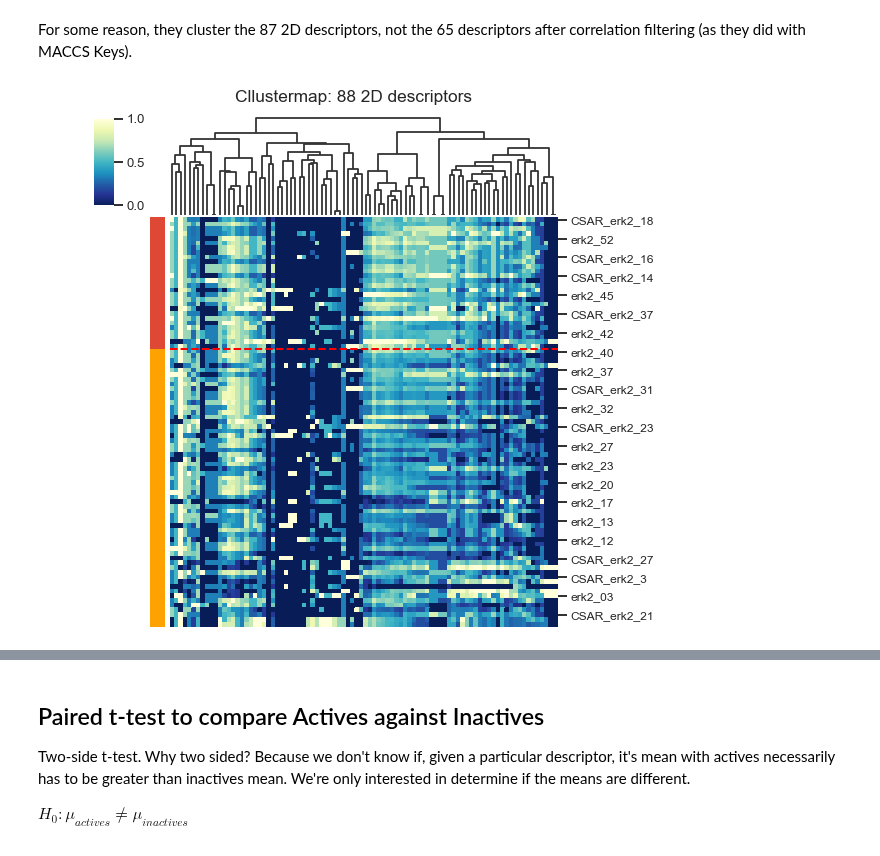
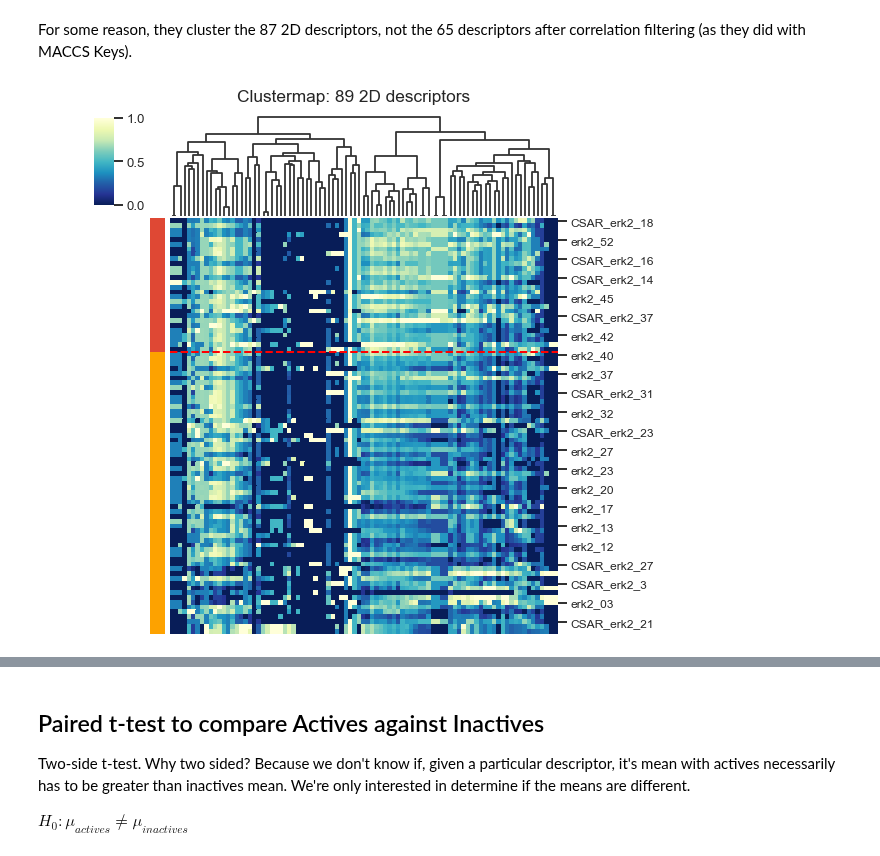
Before and after one commit to jRicciL/ERK2_notebooks, a Jupyter notebook: X_Reviewing_Fourches_work/7_2DRDKit_Analysis.ipynb, the cells around one changed output, grey strips where cells are left out. Saved outputs shown, nothing was run; the diff lists cells and outputs as text; code cells hidden in the pictures.

```diff
--- a/X_Reviewing_Fourches_work/7_2DRDKit_Analysis.ipynb
+++ b/X_Reviewing_Fourches_work/7_2DRDKit_Analysis.ipynb
@@ -59,8 +59,6 @@ memory usage: 111.9+ KB
 # %%
 rdk2d_knime = pd.read_csv('knime/2d_rdki_knime.csv')
-rdk2d_knime['Filename'] = rdk2d_knime['Filename'].apply(lambda x: x.split('.')[0])
-rdk2d_knime = rdk2d_knime.set_index('Filename')
-rdk2d_knime = rdk2d_knime.iloc[:, 6:]
+rdk2d_knime = rdk2d_knime.set_index('row ID')
 # Reorder by pki values
 rdk2d_knime = rdk2d_knime.reindex(df_rdkit_all.index)
 # %%
@@ -320,30 +322,31 @@ For some reason, they cluster the 87 2D descriptors, not the 65 descriptors afte
 # %%
 dist_euc_std = ssd.pdist(X_rdk2d_std.T, 'euclidean')
 dist_euc_std = ssd.squareform(dist_euc_std)
 link_euc = linkage(dist_euc_std, method='average', optimal_ordering=True)
 
 colors_rows = ['#df4834' if i >= 7.5 else '#fda200' for i in df_erk2_mols['pKi']]
 
 clusmap = sns.clustermap(X_rdk2d_std, cmap ='YlGnBu_r',
                 standard_scale=1,
                 row_cluster=False,
                 col_linkage=link_euc,
                 row_colors=colors_rows,
                 cbar_pos=(0.1, .85, .03, .12),
                 tree_kws={'linewidth': 1.8},
                 figsize=(9, 10)
               )
 
 # Number of actives
+n_features = X_rdk2d_std.shape[1]
 n_actives = sum(df_erk2_mols['pKi'] >= 7.5)
 ax = clusmap.ax_heatmap
 ax.set_yticklabels(clusmap.ax_heatmap.get_ymajorticklabels(), fontsize = 12)
 ax.hlines(y=n_actives, xmin=0, xmax=97, linewidth=2, linestyle='--', color = 'r')
-clusmap.fig.suptitle('Cllustermap: 88 2D descriptors', y=1.01)
+clusmap.fig.suptitle(f'Clustermap: {n_features} 2D descriptors', y=1.01)
 ax.tick_params(labelbottom=False)
 plt.show()
 # %% [output]
-[figure, old version]
+[figure, new version]
 # %%
 dist_euc_rows = ssd.pdist(X_rdk2d_std, 'jaccard')
 link_euc_rows = linkage(ssd.squareform(dist_euc_rows), method='average', optimal_ordering=True)
```
Also changed, not shown: parts of 14 cells of this notebook.
